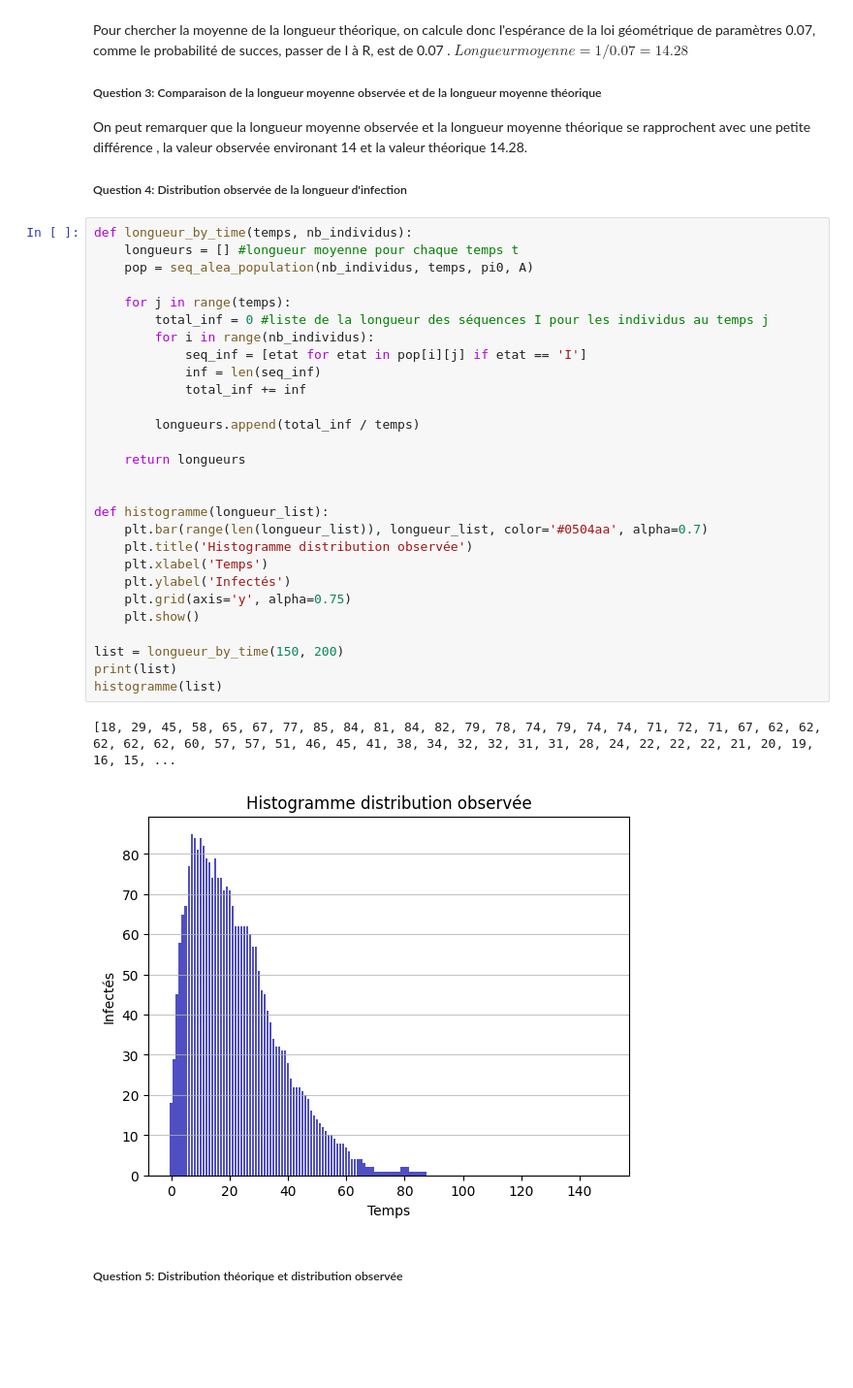
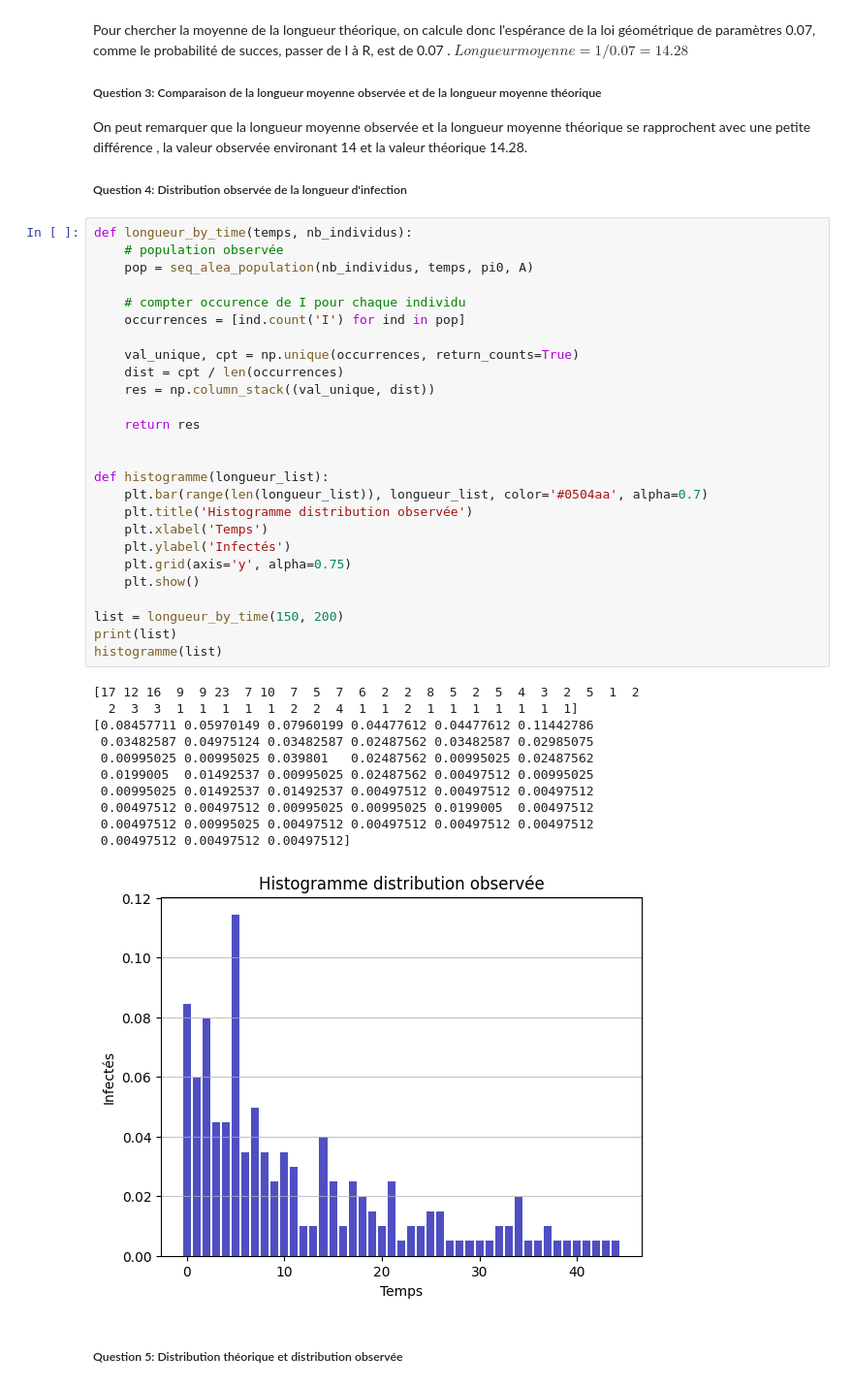
Before and after one commit to maelodie/markov, a Jupyter notebook: markov.ipynb, the cells around one changed output. Shown at 97% size. Drawn from its saved outputs; the diff is of its cells as text; blank space fills up the shorter version.

```diff
--- a/markov.ipynb
+++ b/markov.ipynb
@@ -280,35 +280,42 @@ On peut remarquer que la longueur moyenne observée et la longueur moyenne théo
 ##### Question 4: Distribution observée de la longueur d'infection
 # %%
 def longueur_by_time(temps, nb_individus):
-    longueurs = [] #longueur moyenne pour chaque temps t
+    # population observée
     pop = seq_alea_population(nb_individus, temps, pi0, A)
 
-    for j in range(temps):
-        total_inf = 0 #liste de la longueur des séquences I pour les individus au temps j
-        for i in range(nb_individus):
-            seq_inf = [etat for etat in pop[i][j] if etat == 'I']
-            inf = len(seq_inf)
-            total_inf += inf
+    # compter occurence de I pour chaque individu
+    occurrences = [ind.count('I') for ind in pop]
 
-        longueurs.append(total_inf / temps)
+    val_unique, cpt = np.unique(occurrences, return_counts=True)
+    dist = cpt / len(occurrences)
+    res = np.column_stack((val_unique, dist))
 
-    return longueurs
+    return res
 
 
 def histogramme(longueur_list):
     plt.bar(range(len(longueur_list)), longueur_list, color='#0504aa', alpha=0.7)
     plt.title('Histogramme distribution observée')
     plt.xlabel('Temps')
     plt.ylabel('Infectés')
     plt.grid(axis='y', alpha=0.75)
     plt.show()
 
 list = longueur_by_time(150, 200)
 print(list)
 histogramme(list)
 # %% [output]
-[18, 29, 45, 58, 65, 67, 77, 85, 84, 81, 84, 82, 79, 78, 74, 79, 74, 74, 71, 72, 71, 67, 62, 62, 62, 62, 62, 60, 57, 57, 51, 46, 45, 41, 38, 34, 32, 32, 31, 31, 28, 24, 22, 22, 22, 21, 20, 19, 16, 15, ...
+[17 12 16  9  9 23  7 10  7  5  7  6  2  2  8  5  2  5  4  3  2  5  1  2
+  2  3  3  1  1  1  1  1  2  2  4  1  1  2  1  1  1  1  1  1  1]
+[0.08457711 0.05970149 0.07960199 0.04477612 0.04477612 0.11442786
+ 0.03482587 0.04975124 0.03482587 0.02487562 0.03482587 0.02985075
+ 0.00995025 0.00995025 0.039801   0.02487562 0.00995025 0.02487562
+ 0.0199005  0.01492537 0.00995025 0.02487562 0.00497512 0.00995025
+ 0.00995025 0.01492537 0.01492537 0.00497512 0.00497512 0.00497512
+ 0.00497512 0.00497512 0.00995025 0.00995025 0.0199005  0.00497512
+ 0.00497512 0.00995025 0.00497512 0.00497512 0.00497512 0.00497512
+ 0.00497512 0.00497512 0.00497512]
-[figure, old version]
+[figure, new version]
 # %% [markdown]
 ##### Question 5: Distribution théorique et distribution observée
 # %% [markdown]
```
Also changed, not shown: parts of 5 cells of this notebook.
